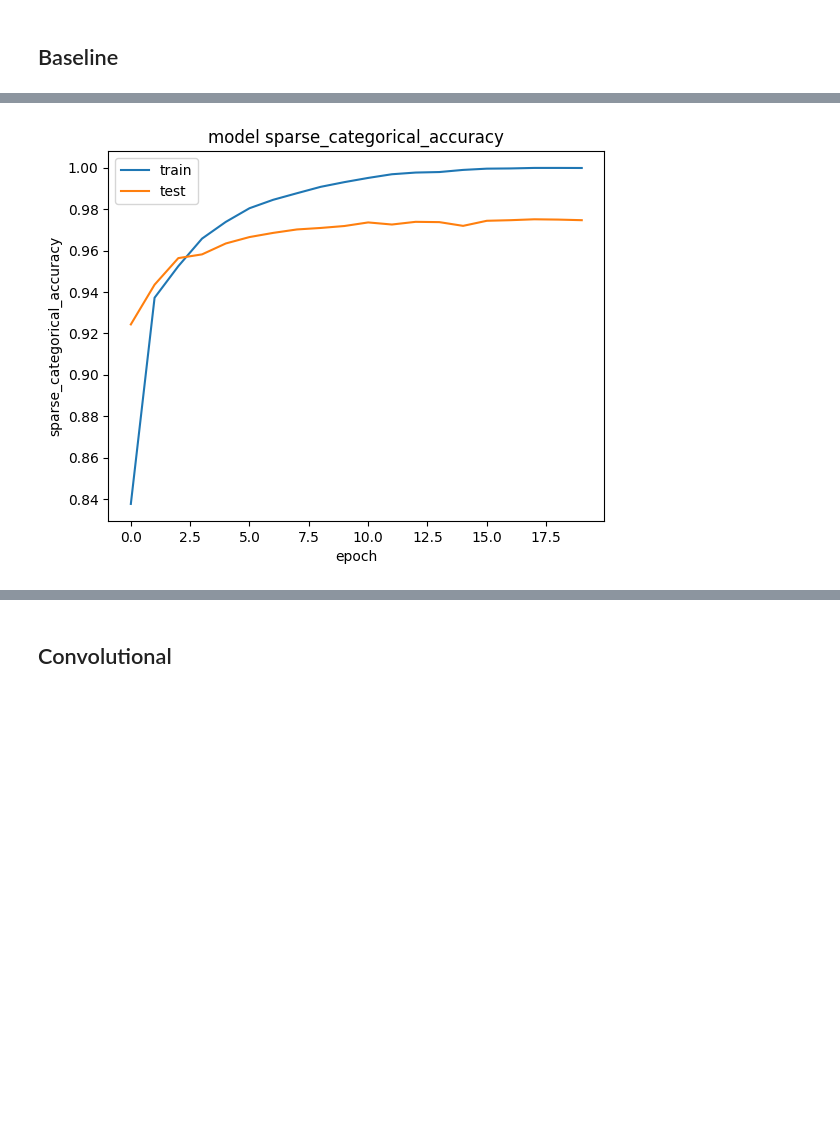
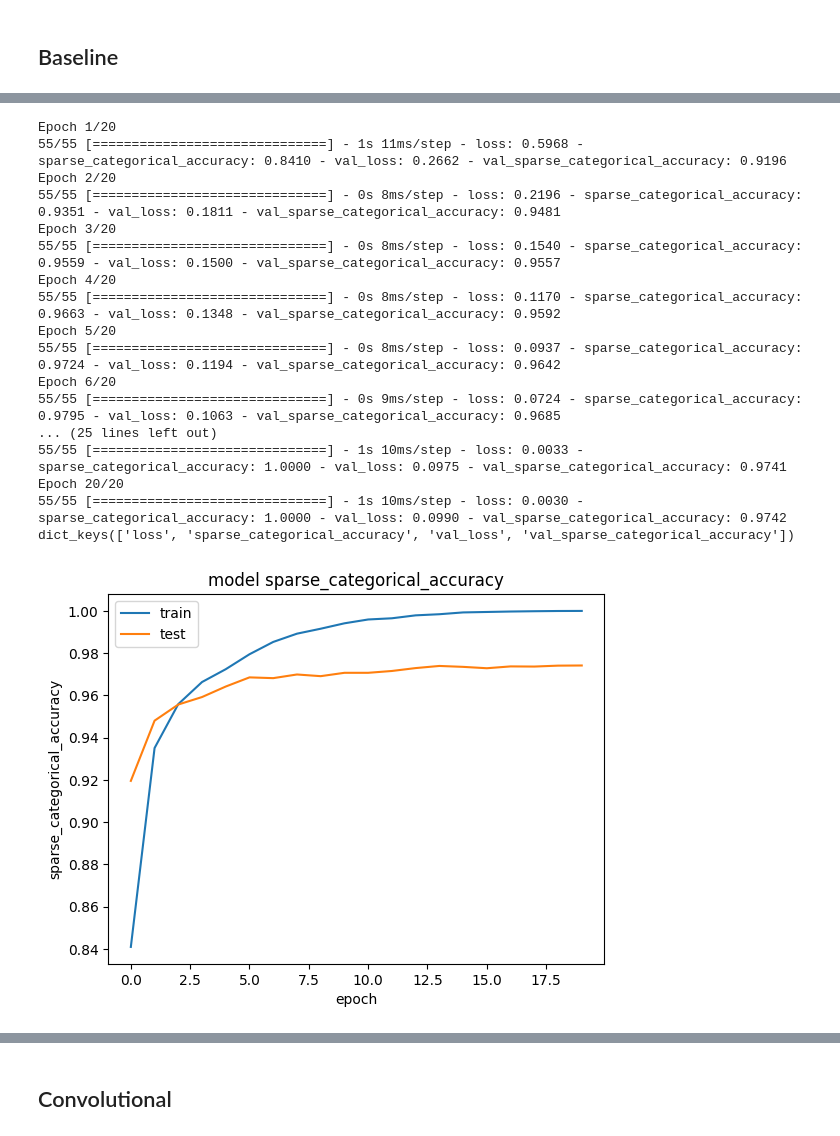
Before and after one commit to Alexisp99/cnn_mnist, a Jupyter notebook: model_alexis.ipynb, the cells around one changed output, grey strips where cells are left out. Drawn from its saved outputs; the diff is of its cells as text; code cells hidden in the pictures; blank space fills up the shorter version.

```diff
--- a/model_alexis.ipynb
+++ b/model_alexis.ipynb
@@ -93,7 +114,7 @@ model.add(Input(784))
 # model.add(RandomRotation(0.1))
 model.add(Dense(397, activation='relu'))
 model.add(Dense(100, activation='relu'))
-model.add(Dense(10, activation='sigmoid'))
+model.add(Dense(10, activation='softmax'))
 
 # Compile model
 model.compile(loss = sparse_categorical_crossentropy, optimizer='adam', metrics=["sparse_categorical_accuracy"])
@@ -101,5 +122,8 @@ model.compile(loss = sparse_categorical_crossentropy, optimizer='adam', metrics=
 # Fit the model
 history = model.fit(x = X_train, y = y_train,epochs=20, batch_size= 512, validation_split= 0.33 )
 
+# Save model
+model.save("data/model_baseline.h5")
+
 learning_curve_dl(history,"sparse_categorical_accuracy")
 # %% [output]
@@ -123 +144,18 @@ dict_keys(['loss', 'sparse_categorical_accuracy', 'val_loss', 'val_sparse_catego
+Epoch 1/20
+55/55 [==============================] - 1s 11ms/step - loss: 0.5968 - sparse_categorical_accuracy: 0.8410 - val_loss: 0.2662 - val_sparse_categorical_accuracy: 0.9196
+Epoch 2/20
+55/55 [==============================] - 0s 8ms/step - loss: 0.2196 - sparse_categorical_accuracy: 0.9351 - val_loss: 0.1811 - val_sparse_categorical_accuracy: 0.9481
+Epoch 3/20
+55/55 [==============================] - 0s 8ms/step - loss: 0.1540 - sparse_categorical_accuracy: 0.9559 - val_loss: 0.1500 - val_sparse_categorical_accuracy: 0.9557
+Epoch 4/20
+55/55 [==============================] - 0s 8ms/step - loss: 0.1170 - sparse_categorical_accuracy: 0.9663 - val_loss: 0.1348 - val_sparse_categorical_accuracy: 0.9592
+Epoch 5/20
+55/55 [==============================] - 0s 8ms/step - loss: 0.0937 - sparse_categorical_accuracy: 0.9724 - val_loss: 0.1194 - val_sparse_categorical_accuracy: 0.9642
+Epoch 6/20
+55/55 [==============================] - 0s 9ms/step - loss: 0.0724 - sparse_categorical_accuracy: 0.9795 - val_loss: 0.1063 - val_sparse_categorical_accuracy: 0.9685
+... (25 lines left out)
+55/55 [==============================] - 1s 10ms/step - loss: 0.0033 - sparse_categorical_accuracy: 1.0000 - val_loss: 0.0975 - val_sparse_categorical_accuracy: 0.9741
+Epoch 20/20
+55/55 [==============================] - 1s 10ms/step - loss: 0.0030 - sparse_categorical_accuracy: 1.0000 - val_loss: 0.0990 - val_sparse_categorical_accuracy: 0.9742
+dict_keys(['loss', 'sparse_categorical_accuracy', 'val_loss', 'val_sparse_categorical_accuracy'])
-[figure, old version]
+[figure, new version]
```
Also changed, not shown: parts of 11 cells of this notebook, 4 other files.
